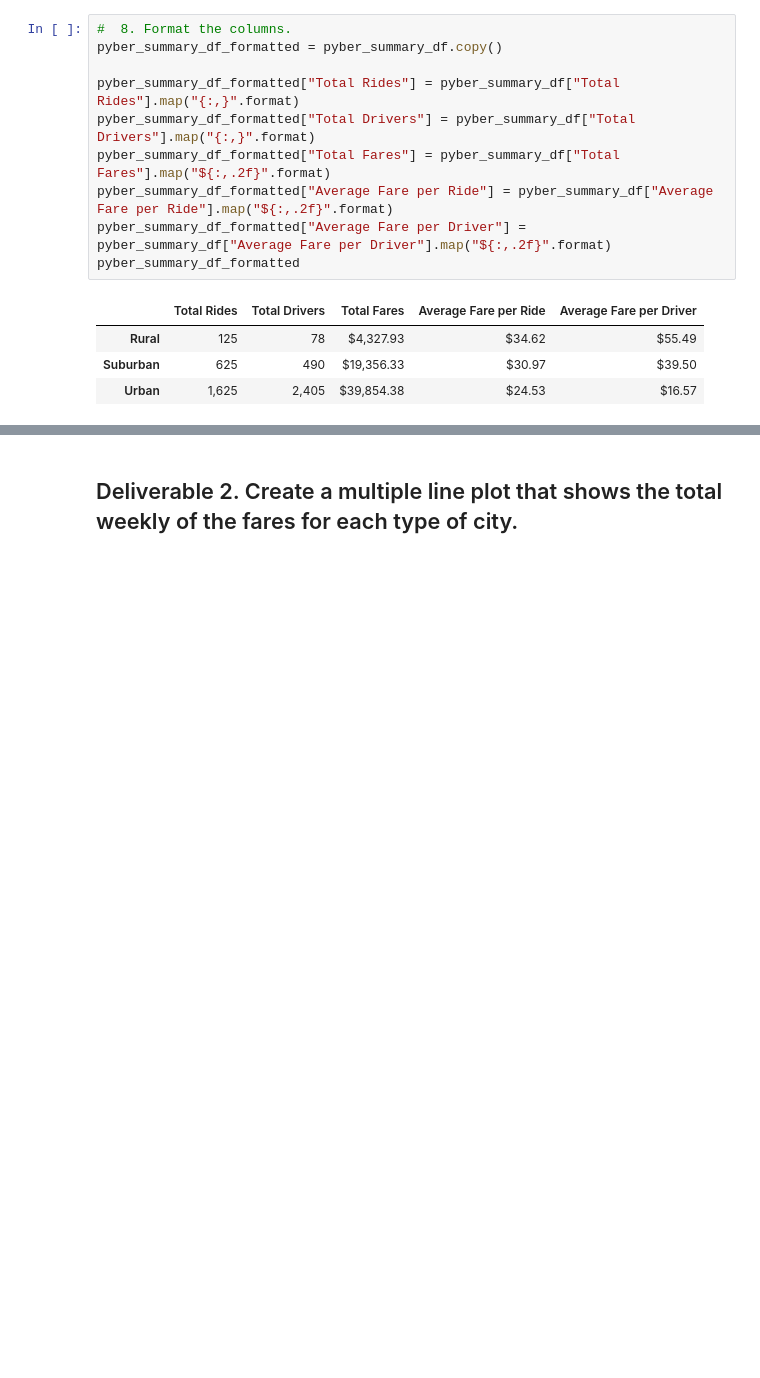
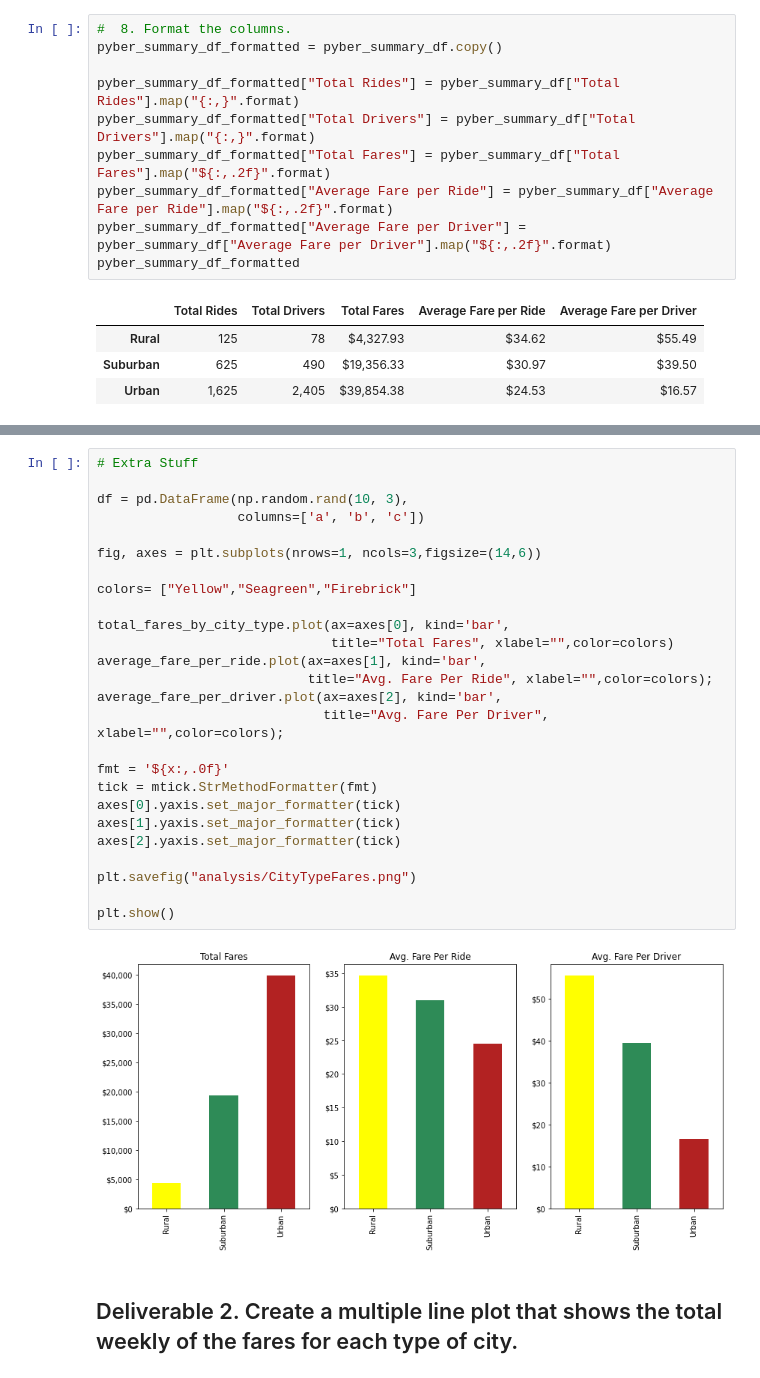
Before and after one commit to sanilveeravu/matplotlib_wk5, a Jupyter notebook: PyBer_Challenge.ipynb, the cells around one changed output, grey strips where cells are left out. Drawn from its saved outputs; the diff is of its cells as text; blank space fills up the shorter version.

```diff
--- a/PyBer_Challenge.ipynb
+++ b/PyBer_Challenge.ipynb
@@ -126,3 +143,31 @@ pyber_summary_df_formatted
+# %%
+# Extra Stuff
+
+df = pd.DataFrame(np.random.rand(10, 3),
+                  columns=['a', 'b', 'c'])
+
+fig, axes = plt.subplots(nrows=1, ncols=3,figsize=(14,6))
+
+colors= ["Yellow","Seagreen","Firebrick"]
+
+total_fares_by_city_type.plot(ax=axes[0], kind='bar',
+                              title="Total Fares", xlabel="",color=colors)
+average_fare_per_ride.plot(ax=axes[1], kind='bar',
+                           title="Avg. Fare Per Ride", xlabel="",color=colors);
+average_fare_per_driver.plot(ax=axes[2], kind='bar',
+                             title="Avg. Fare Per Driver", xlabel="",color=colors);
+
+fmt = '${x:,.0f}'
+tick = mtick.StrMethodFormatter(fmt)
+axes[0].yaxis.set_major_formatter(tick)
+axes[1].yaxis.set_major_formatter(tick)
+axes[2].yaxis.set_major_formatter(tick)
+
+plt.savefig("analysis/CityTypeFares.png")
+
+plt.show()
+# %% [output]
+[figure, added]
 # %% [markdown]
 ## Deliverable 2.  Create a multiple line plot that shows the total weekly of the fares for each type of city.
 # %%
```
Also changed, not shown: parts of 5 cells of this notebook, 5 other files.
